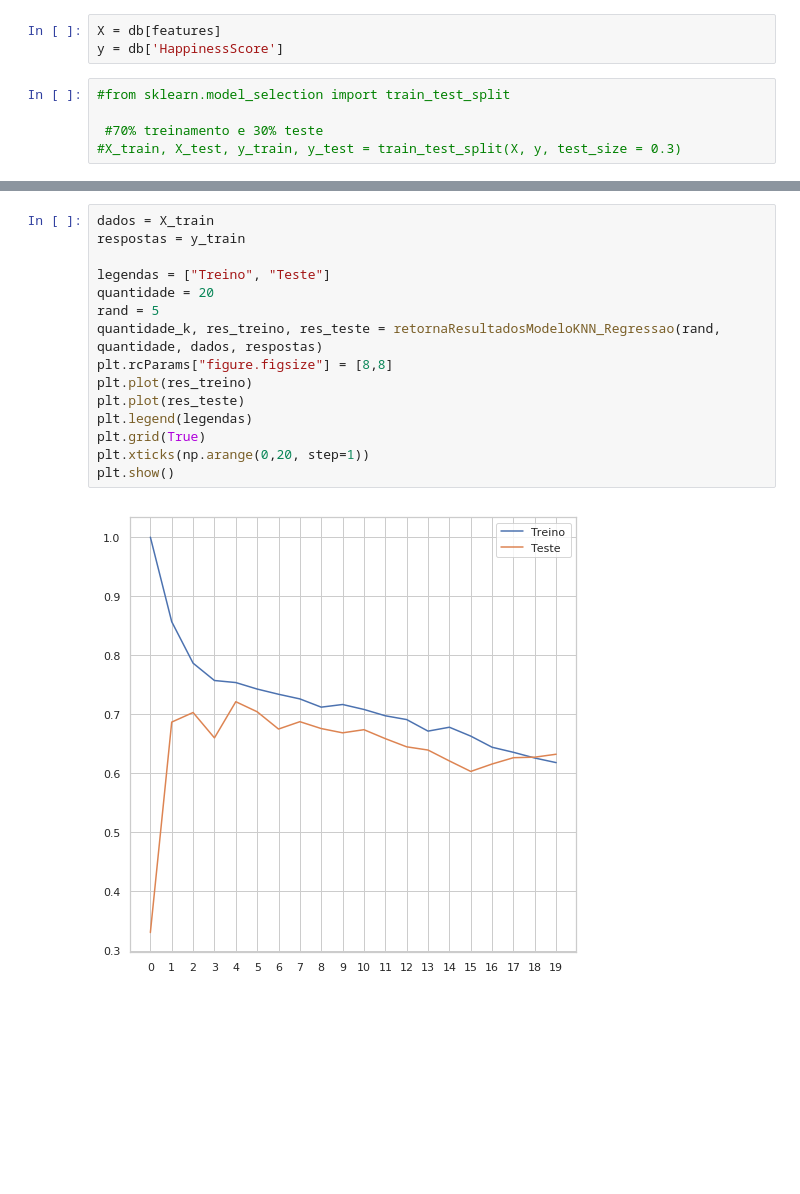
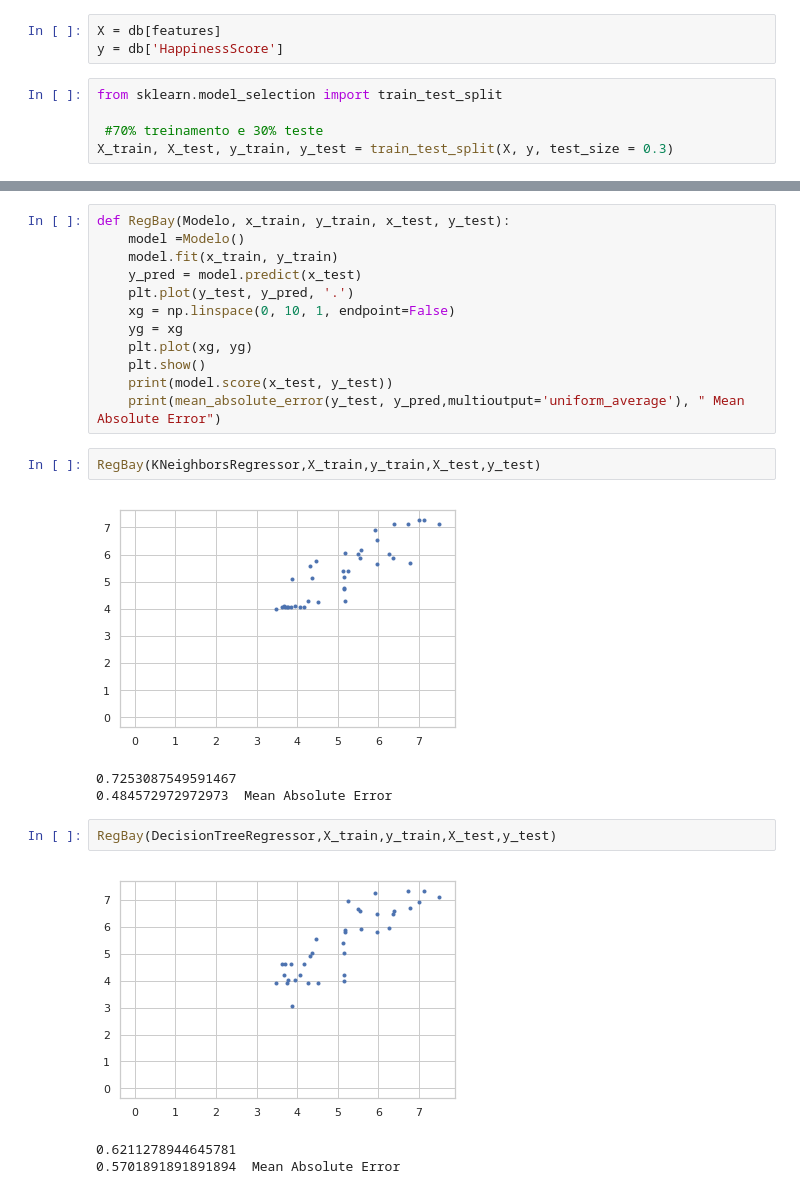
Before and after one commit to CurtyY/artificial_intelligence_project, a Jupyter notebook: Project_AI.ipynb, the cells around one changed output, grey strips where cells are left out. Cells and saved outputs as stored; diff of their text form; blank space fills up the shorter version.

```diff
--- a/Project_AI.ipynb
+++ b/Project_AI.ipynb
@@ -140,7 +141,7 @@ features.remove('HappinessScore')
 X = db[features]
 y = db['HappinessScore']
 # %%
-#from sklearn.model_selection import train_test_split
+from sklearn.model_selection import train_test_split
 
  #70% treinamento e 30% teste
-#X_train, X_test, y_train, y_test = train_test_split(X, y, test_size = 0.3)
+X_train, X_test, y_train, y_test = train_test_split(X, y, test_size = 0.3)
@@ -180,17 +148,24 @@ Teste 4 : 0.5139165875393421
-# %%
-dados = X_train
-respostas = y_train
-
-legendas = ["Treino", "Teste"]
-quantidade = 20
-rand = 5
-quantidade_k, res_treino, res_teste = retornaResultadosModeloKNN_Regressao(rand, quantidade, dados, respostas)
-plt.rcParams["figure.figsize"] = [8,8]
-plt.plot(res_treino)
-plt.plot(res_teste)
-plt.legend(legendas)
-plt.grid(True)
-plt.xticks(np.arange(0,20, step=1))
-plt.show()
-# %% [output]
-[figure, removed]
+# %%
+def RegBay(Modelo, x_train, y_train, x_test, y_test):
+    model =Modelo()
+    model.fit(x_train, y_train)
+    y_pred = model.predict(x_test)
+    plt.plot(y_test, y_pred, '.')
+    xg = np.linspace(0, 10, 1, endpoint=False)
+    yg = xg
+    plt.plot(xg, yg)
+    plt.show()
+    print(model.score(x_test, y_test))
+    print(mean_absolute_error(y_test, y_pred,multioutput='uniform_average'), " Mean Absolute Error")
+# %%
+RegBay(KNeighborsRegressor,X_train,y_train,X_test,y_test)
+# %% [output]
+[figure, added]
+0.7253087549591467
+0.484572972972973  Mean Absolute Error
+# %%
+RegBay(DecisionTreeRegressor,X_train,y_train,X_test,y_test)
+# %% [output]
+[figure, added]
+0.6211278944645781
+0.5701891891891894  Mean Absolute Error
```
Also changed, not shown: parts of 4 cells of this notebook, 1 other file.
